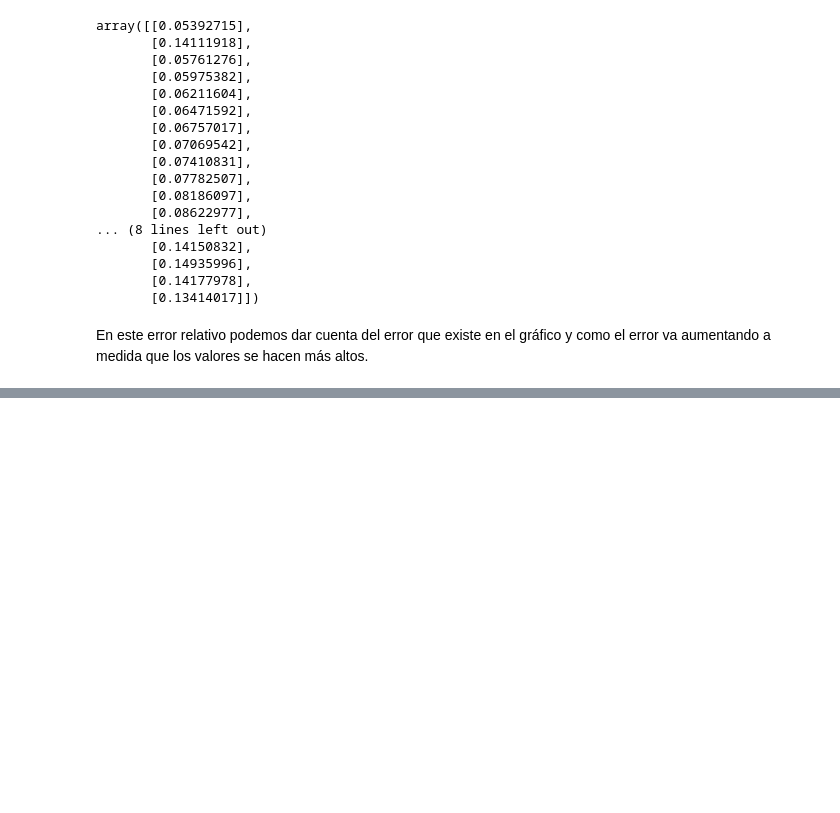
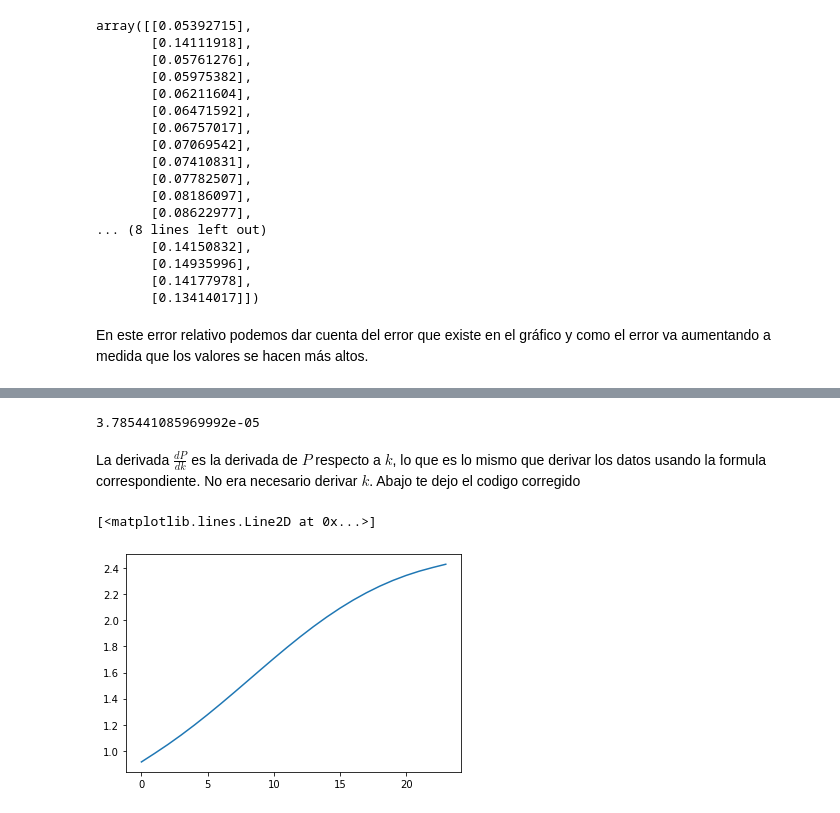
Before and after one commit to MoisesEcheverria/Tareas-Metodos-Numericos, a Jupyter notebook: Tarea 8.ipynb, the cells around one changed output, grey strips where cells are left out. Cells and saved outputs as stored; diff of their text form; code cells hidden in the pictures; blank space fills up the shorter version.

```diff
--- a/Tarea 8.ipynb
+++ b/Tarea 8.ipynb
@@ -140,0 +155,13 @@ En este error relativo podemos dar cuenta del error que existe en el gráfico y
+# %%
+h = datos[1,0] - datos[0,0]
+h
+# %% [output]
+3.785441085969992e-05
+# %% [markdown]
+La derivada $\frac{dP}{dk}$ es la derivada de $P$ respecto a $k$, lo que es lo mismo que derivar los datos usando la formula correspondiente. No era necesario derivar $k$. Abajo te dejo el codigo corregido
+# %%
+Derivada_completa_3p=deriv_datos(datos_p,h)*Datos_p/Datos_k
+plt.plot(Derivada_completa_3p)
+# %% [output]
+[<matplotlib.lines.Line2D at 0x...>]
+[figure, added]
```
Also changed, not shown: parts of 4 cells of this notebook.
